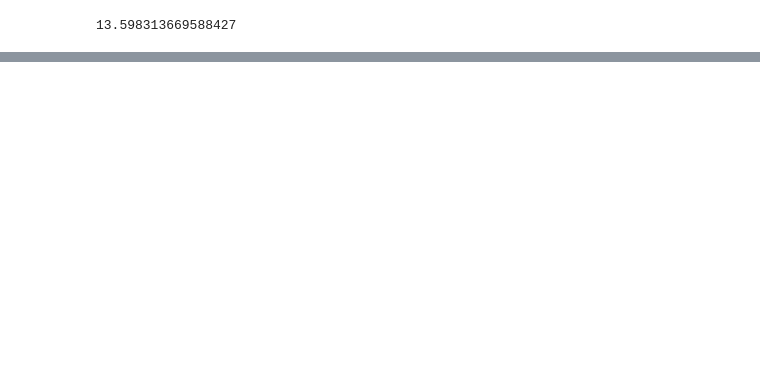
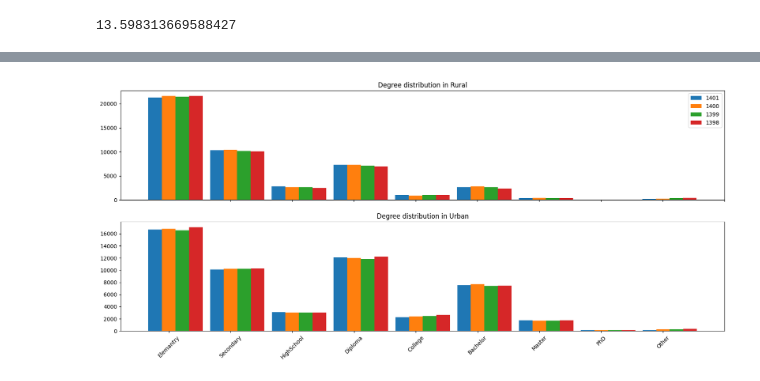
Before and after one commit to realBagher/IRAN-SCI-DATA-ANALYSIS-G4, a Jupyter notebook: Statistics/Q1.ipynb, the cells around one changed output, grey strips where cells are left out. Saved outputs shown, nothing was run; the diff lists cells and outputs as text; code cells hidden in the pictures; blank space fills up the shorter version.

```diff
--- a/Statistics/Q1.ipynb
+++ b/Statistics/Q1.ipynb
@@ -378,0 +204,36 @@ dt_azad_income = pd.read_excel('R1401.xlsx', sheet_name='R1401P4S02')
+# %%
+data_r_1401_gb = data_r_1401.groupby('degree_enc').agg({'member': 'count'})
+data_r_1400_gb = data_r_1400.groupby('degree_enc').agg({'member': 'count'})
+data_r_1399_gb = data_r_1399.groupby('degree_enc').agg({'member': 'count'})
+data_r_1398_gb = data_r_1398.groupby('degree_enc').agg({'member': 'count'})
+# %%
+data_u_1401_gb = data_u_1401.groupby('degree_enc').agg({'member': 'count'})
+data_u_1400_gb = data_u_1400.groupby('degree_enc').agg({'member': 'count'})
+data_u_1399_gb = data_u_1399.groupby('degree_enc').agg({'member': 'count'})
+data_u_1398_gb = data_u_1398.groupby('degree_enc').agg({'member': 'count'})
+# %%
+width = 0.22
+
+fig, ax = plt.subplots(2, 1, figsize=(20, 8))
+ax = ax.flatten()
+ax[0].set_title('Degree distribution in Rural')
+ax[0].bar(data_r_1401_gb.index - width, data_r_1401_gb['member'], width, label='1401')
+ax[0].bar(data_r_1400_gb.index, data_r_1400_gb['member'], width, label='1400')
+ax[0].bar(data_r_1399_gb.index + width, data_r_1399_gb['member'], width, label='1399')
+ax[0].bar(data_r_1398_gb.index + 2*width, data_r_1398_gb['member'], width, label='1398')
+ax[0].set_xticks(range(1, len(relation)+1))
+ax[0].set_xticklabels('', rotation=90)
+ax[0].legend()
+
+ax[1].set_title('Degree distribution in Urban')
+ax[1].bar(data_u_1401_gb.index - width, data_u_1401_gb['member'], width, label='1401')
+ax[1].bar(data_u_1400_gb.index, data_u_1400_gb['member'], width, label='1400')
+ax[1].bar(data_u_1399_gb.index + width, data_u_1399_gb['member'], width, label='1399')
+ax[1].bar(data_u_1398_gb.index + 2*width, data_u_1398_gb['member'], width, label='1398')
+ax[1].set_xticks(range(0, len(relation)))
+ax[1].set_xticklabels(degree, rotation=45)
+# ax[1].legend()
+
+plt.show()
+# %% [output]
+[figure, added]
```
Also changed, not shown: parts of 35 cells of this notebook.
